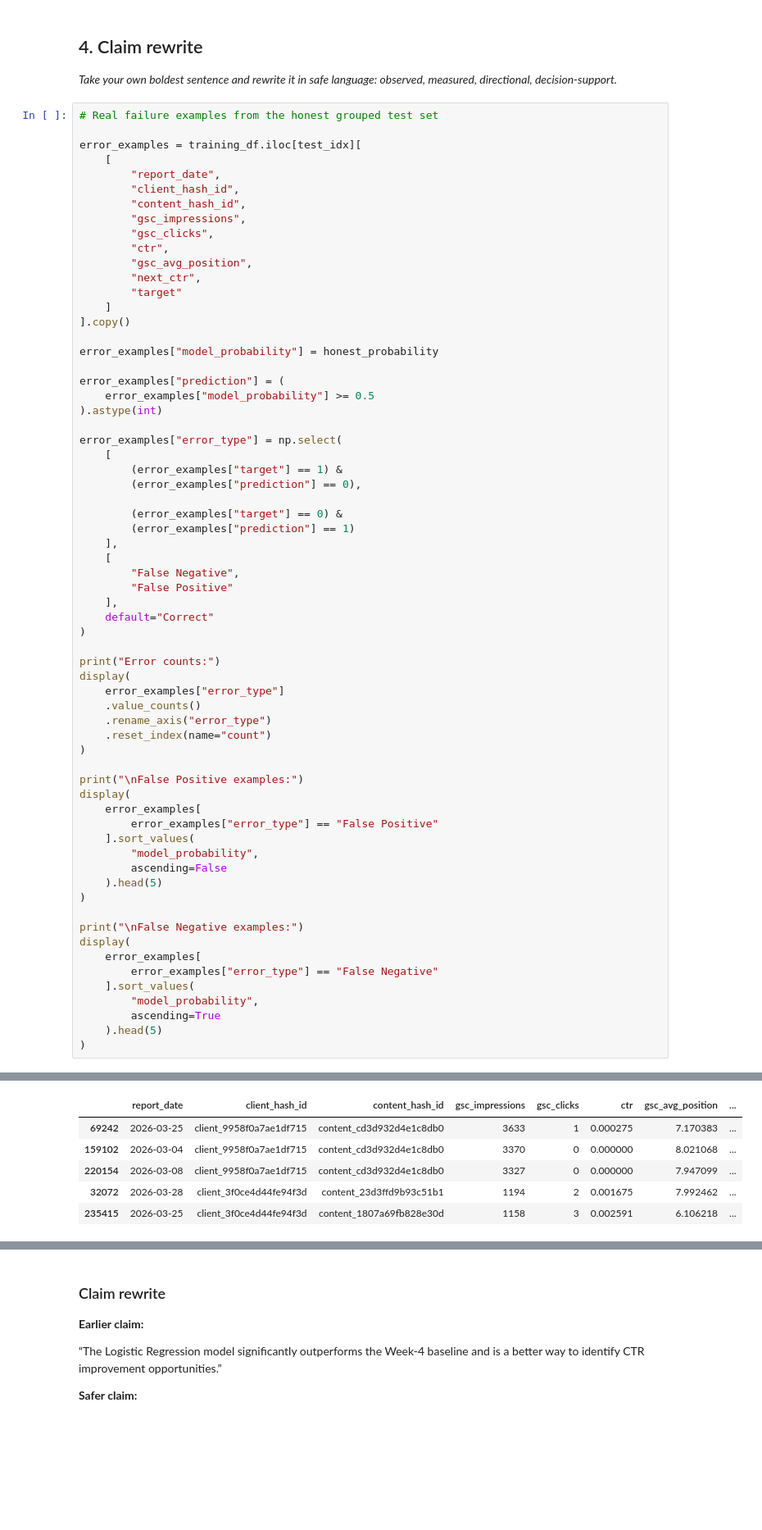
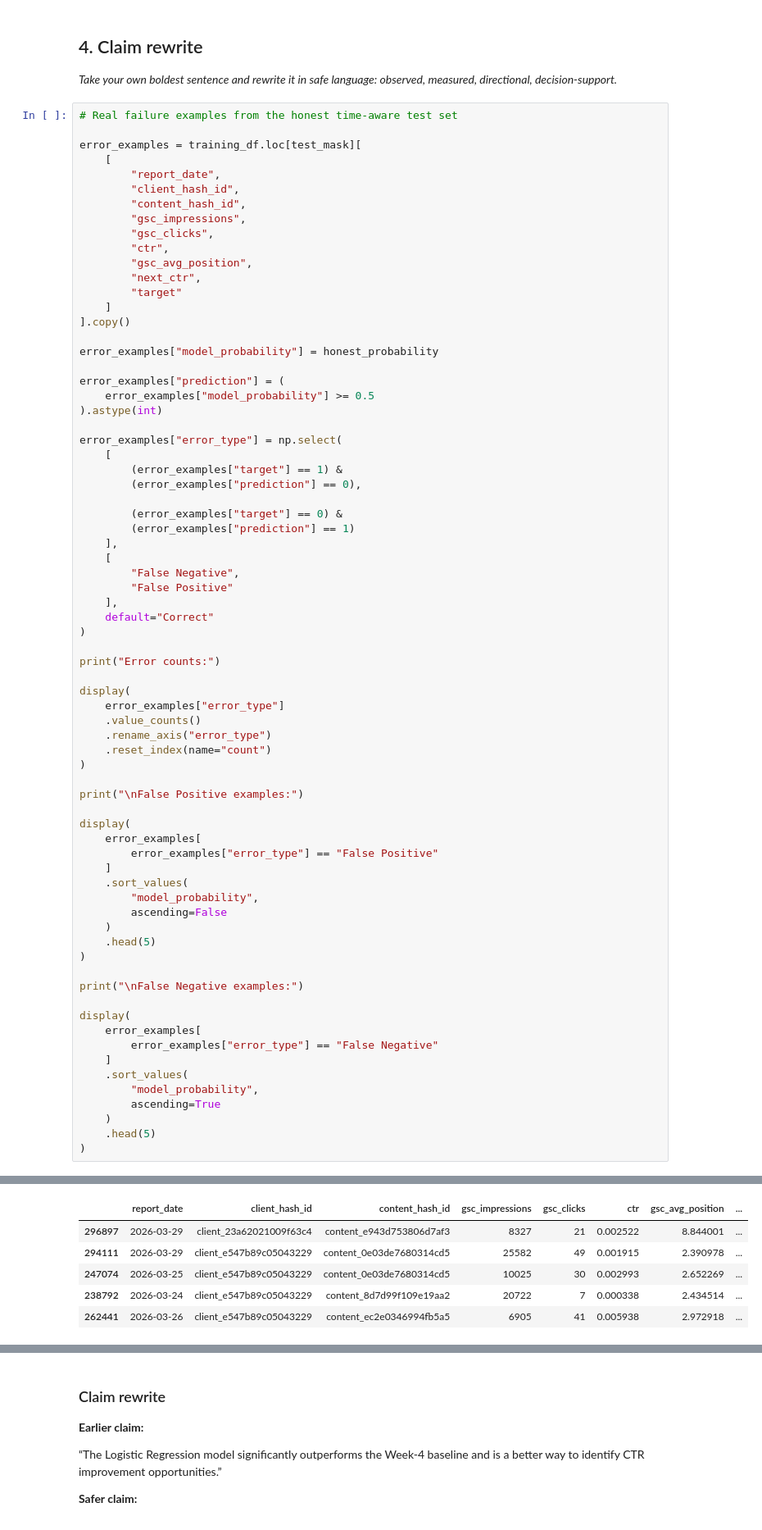
Before and after one commit to SamarBabar02/flyrank-ml-internship, a Jupyter notebook: work/notebooks/w06_validation_audit.ipynb, the cells around one changed output, grey strips where cells are left out. Shown at 82% size. Cells and saved outputs as stored; diff of their text form; blank space fills up the shorter version.

```diff
--- a/work/notebooks/w06_validation_audit.ipynb
+++ b/work/notebooks/w06_validation_audit.ipynb
@@ -377,9 +388,9 @@ This audit supports the conclusion that the final feature set does not intention
 
 *Take your own boldest sentence and rewrite it in safe language: observed, measured, directional, decision-support.*
 # %%
-# Real failure examples from the honest grouped test set
+# Real failure examples from the honest time-aware test set
 
-error_examples = training_df.iloc[test_idx][
+error_examples = training_df.loc[test_mask][
     [
         "report_date",
         "client_hash_id",
@@ -415,6 +426,7 @@ error_examples["error_type"] = np.select(
 )
 
 print("Error counts:")
+
 display(
     error_examples["error_type"]
     .value_counts()
@@ -423,23 +435,29 @@ display(
 )
 
 print("\nFalse Positive examples:")
+
 display(
     error_examples[
         error_examples["error_type"] == "False Positive"
-    ].sort_values(
+    ]
+    .sort_values(
         "model_probability",
         ascending=False
-    ).head(5)
+    )
+    .head(5)
 )
 
 print("\nFalse Negative examples:")
+
 display(
     error_examples[
         error_examples["error_type"] == "False Negative"
-    ].sort_values(
+    ]
+    .sort_values(
         "model_probability",
         ascending=True
-    ).head(5)
+    )
+    .head(5)
 )
 # %% [output]
 Error counts:
@@ -450,9 +468,9 @@ Error counts:
 False Positive examples:
 |  | report_date | client_hash_id | content_hash_id | gsc_impressions | gsc_clicks | ctr | gsc_avg_position | ... |
-| 69242 | 2026-03-25 | client_9958f0a7ae1df715 | content_cd3d932d4e1c8db0 | 3633 | 1 | 0.000275 | 7.170383 | ... |
-| 159102 | 2026-03-04 | client_9958f0a7ae1df715 | content_cd3d932d4e1c8db0 | 3370 | 0 | 0.000000 | 8.021068 | ... |
-| 220154 | 2026-03-08 | client_9958f0a7ae1df715 | content_cd3d932d4e1c8db0 | 3327 | 0 | 0.000000 | 7.947099 | ... |
-| 32072 | 2026-03-28 | client_3f0ce4d44fe94f3d | content_23d3ffd9b93c51b1 | 1194 | 2 | 0.001675 | 7.992462 | ... |
-| 235415 | 2026-03-25 | client_3f0ce4d44fe94f3d | content_1807a69fb828e30d | 1158 | 3 | 0.002591 | 6.106218 | ... |
+| 296897 | 2026-03-29 | client_23a62021009f63c4 | content_e943d753806d7af3 | 8327 | 21 | 0.002522 | 8.844001 | ... |
+| 294111 | 2026-03-29 | client_e547b89c05043229 | content_0e03de7680314cd5 | 25582 | 49 | 0.001915 | 2.390978 | ... |
+| 247074 | 2026-03-25 | client_e547b89c05043229 | content_0e03de7680314cd5 | 10025 | 30 | 0.002993 | 2.652269 | ... |
+| 238792 | 2026-03-24 | client_e547b89c05043229 | content_8d7d99f109e19aa2 | 20722 | 7 | 0.000338 | 2.434514 | ... |
+| 262441 | 2026-03-26 | client_e547b89c05043229 | content_ec2e0346994fb5a5 | 6905 | 41 | 0.005938 | 2.972918 | ... |
 False Negative examples:
 |  | report_date | client_hash_id | content_hash_id | gsc_impressions | gsc_clicks | ctr | gsc_avg_position | ... |
```
Also changed, not shown: parts of 3 cells of this notebook.
